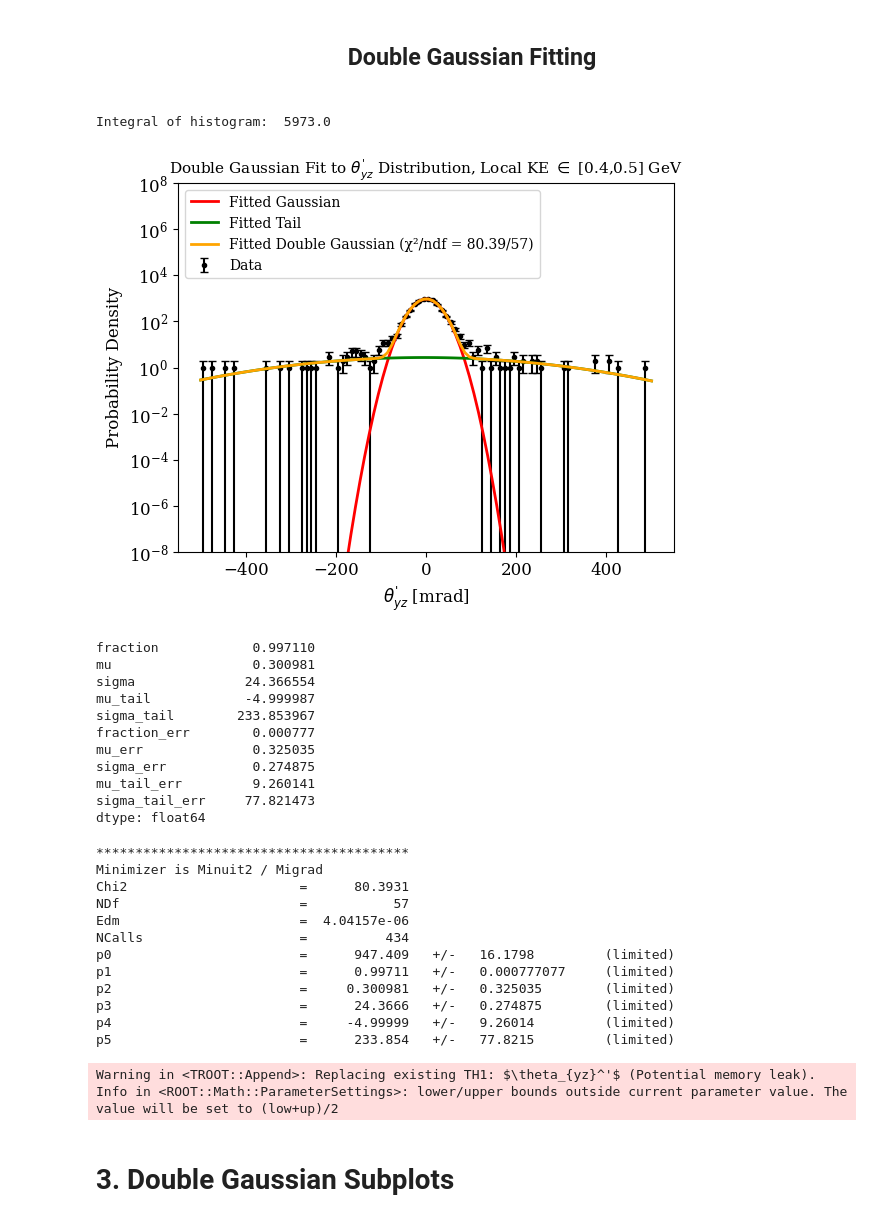
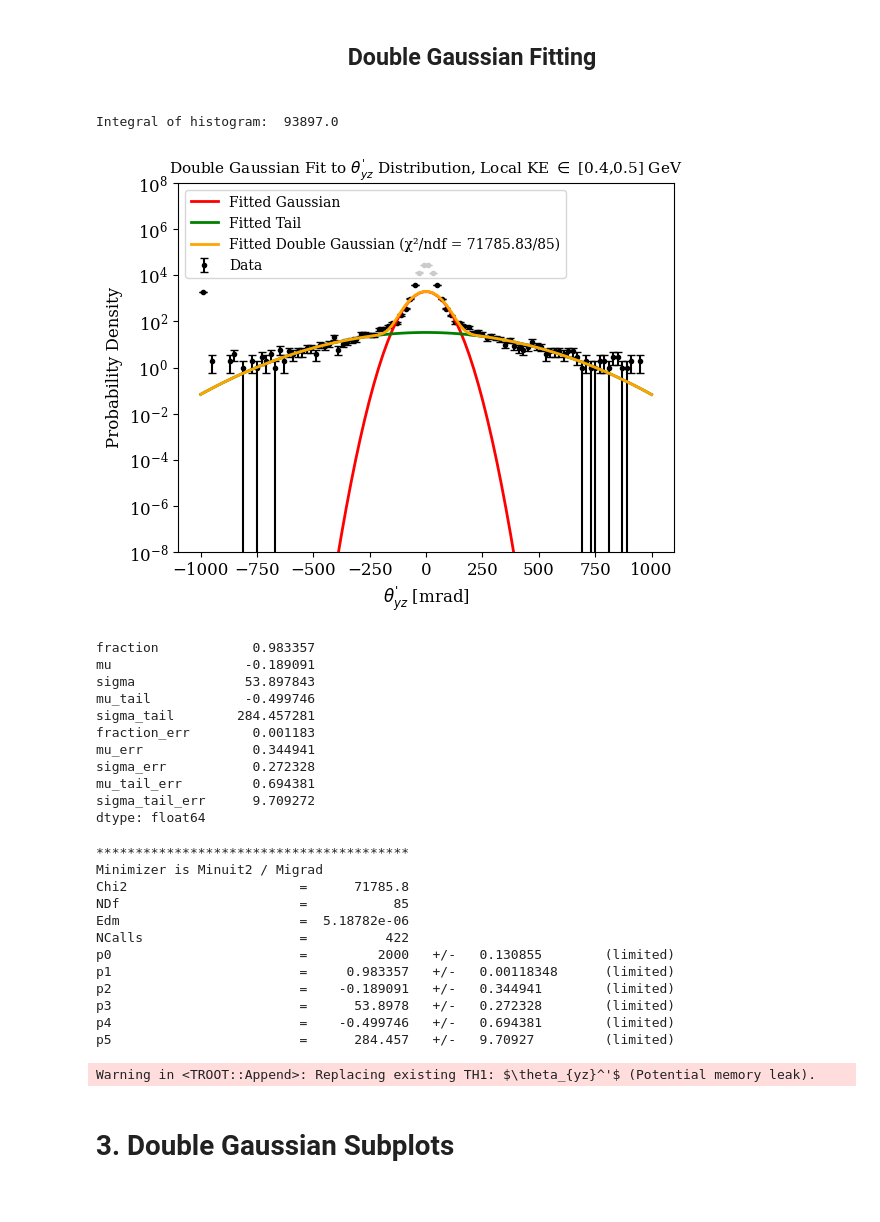
Before and after one commit to rhin525/mcs-dgaus, a Jupyter notebook: notebooks/mcs_MCSimStudy.ipynb, the cells around one changed output. Cells and saved outputs as stored; diff of their text form; code cells hidden in the pictures.

```diff
--- a/notebooks/mcs_MCSimStudy.ipynb
+++ b/notebooks/mcs_MCSimStudy.ipynb
@@ -39,8 +39,9 @@ import math
 # %%
 version = "v10_14_02_02"
 # %%
-input_file1 = "/home/xpuig/cafpyana/mcs_df_test.df"
-input_file2 = "/home/xpuig/mcs_df_gen2_mc_part.df"
+input_file1 = "/home/xpuig/cafpyana/mcs_df_test.df" #original test df
+input_file2 = "/home/xpuig/mcs_df_gen2_mc_part.df" #test file, aka input_file3 with less statistics
+input_file3 = "/home/xpuig/mcs_mc_aurora_merged-copy.df"
 
 print("keys")
 #splh.print_keys(input_file)
@@ -52,7 +53,8 @@ keys
 # Read the muon trajectory dataframe
 
 muon_df = pd.read_hdf(input_file1, key="muon_traj_0")
-muon_gen2 = pd.read_hdf(input_file2, key="muon_traj_0")
+muon_gen2test = pd.read_hdf(input_file2, key="muon_traj_0")
+muon_gen2 = pd.read_hdf(input_file3, key="muon_traj_0")
 
 #Finding energies at each breakpoint
 muonEnergies = []
@@ -196,11 +208,12 @@ IndexError: list index out of range
 # %% [markdown]
 <h2 style='text-align: center'>Double Gaussian Fitting<h2>
 # %%
-def double_gaus_fit_5param(df,column,energyBounds=[],name="",core=False,tail=False,nbins=1000):
+def double_gaus_fit_5param(df,column,energyBounds=[],xrange=[-500,500],name="",core=False,tail=False,nbins=1000):
     plt.rc('font', family='serif', size=12)
     series = df[column]
     e1 = energyBounds[0]
     e2 = energyBounds[1]
+    xmin, xmax = xrange[0], xrange[1]
     #parameters = [420.,0.98,0.,70.,0.,300.5]
     counter = 0
     energyNew = []
@@ -213,9 +226,9 @@ def double_gaus_fit_5param(df,column,energyBounds=[],name="",core=False,tail=Fal
         counter += 1
     seriesNew = pd.Series(dataNew)
 
-    func1 = TF1('func1', ROOT.double_gaus_norm, -500, 500, 6) #Create double gaussian function with 6 parameters, *Make a limit on params
+    func1 = TF1('func1', ROOT.double_gaus_norm, xmin, xmax, 6) #Create double gaussian function with 6 parameters, *Make a limit on params
     #func1.SetParameters(410., 0.452, 70., 0.4972, 300.5) #[0.1,0.3 init]
-    func1.SetParameters(250.,0.02,0.,20.,0.,1500.5)
+    func1.SetParameters(500.,0.02,0.,10.,0.,1500.5)
     #func1.SetParameters(420., 0.98, 0., 70., 0., 400.5)
     # fit range for scaling factor
     func1.SetParLimits(0, 0., 2000.)
@@ -223,14 +236,14 @@ def double_gaus_fit_5param(df,column,energyBounds=[],name="",core=False,tail=Fal
     func1.SetParLimits(1, 0., 1.) #or try .5
 
     # fit ranges for sigma
-    func1.SetParLimits(3, 0., 600.)
-    func1.SetParLimits(5, 0., 1500.)
+    func1.SetParLimits(3, 0., 500.)
+    func1.SetParLimits(5, 0.,2500.)
 
     #fit ranges for mu
-    func1.SetParLimits(2, -5., 5.)
-    func1.SetParLimits(4, -5., 5.)
+    func1.SetParLimits(2, -0.5, 0.5)
+    func1.SetParLimits(4, -0.5, 0.5)
 
-    h_dtheta_xz = th1_from_series(seriesNew, name=name, nbins=nbins, xmin=-500, xmax=500) #Making TH1 Object to fit to the data
+    h_dtheta_xz = th1_from_series(seriesNew, name=name, nbins=nbins, xmin=xmin, xmax=xmax) #Making TH1 Object to fit to the data
     #h_dtheta_xz.Scale(1./ h_dtheta_xz.Integral())
     print("Integral of histogram: ", h_dtheta_xz.Integral())
     h_dtheta_xz.Fit(func1, "S") #Fitting the double gaussian function to the data
@@ -249,66 +262,65 @@ def double_gaus_fit_5param(df,column,energyBounds=[],name="",core=False,tail=Fal
     ndf = func1.GetNDF()
     chi2_ndf = chi2/ndf
 
-    bin_heights, bin_borders = np.histogram(seriesNew, bins=nbins, range=(-500, 500)) #Normalizing histogram to 1
+    bin_heights, bin_borders = np.histogram(seriesNew, bins=nbins, range=(xmin, xmax)) #Normalizing histogram to 1
     bin_centers = (bin_borders[:-1] + bin_borders[1:]) / 2
     plt.errorbar(bin_centers, bin_heights, yerr=np.sqrt(bin_heights), fmt='o', color='black', gapcolor='purple', label='Data',markersize=3, capsize=3, linewidth=1.5, zorder=1)
 
     plt.yscale('log')
 
-    x = np.linspace(-500, 500, nbins)
+    x = np.linspace(xmin, xmax, nbins)
     pdf = scale *fraction * np.exp(-0.5 * ((x - mu) / sigma) ** 2) #Probability for core gaus
     pdf_tail = scale*(1-fraction) * np.exp(-0.5 * ((x - mu_tail) / sigma_tail) ** 2) #Probability for tail gaus
     double_pdf = pdf + pdf_tail
 
     if core: plt.plot(x, pdf, color='red', linewidth=2, label='Fitted Gaussian',zorder=2)
     if tail: plt.plot(x, pdf_tail, color='green', linewidth=2, label='Fitted Tail',zorder=3)
     plt.plot(x, double_pdf, color='orange', linewidth=2, label=f'Fitted Double Gaussian (χ²/ndf = {round(chi2,2)}/{ndf})', zorder=4)
 
     #change y axis 1000 more to fit legends
     plt.legend(loc='upper left', fontsize=10)
     plt.ylim(0.00000001,100000000)
 
     plt.xlabel(f"{name} [mrad]")
     plt.ylabel("Probability Density")
     plt.title(r"Double Gaussian Fit to " +name+ r" Distribution, Local KE $\in$ ["+ str(e1) + "," + str(e2) + "] GeV",size=11)
     #plt.tight_layout()
 
     plt.show()
 
     fitResult = pd.Series([fraction, mu, sigma, mu_tail, sigma_tail, fraction_err,mu_err, sigma_err, mu_tail_err, sigma_tail_err],index=['fraction', 'mu', 'sigma', 'mu_tail', 'sigma_tail', 'fraction_err', 'mu_err', 'sigma_err', 'mu_tail_err', 'sigma_tail_err'])
 
     return fitResult
 
-dgaus_fitResult = double_gaus_fit_5param(muon_gen2, 'dtheta_yz_prime', energyBounds=[0.4, 0.5], name=r"$\theta_{yz}^'$",nbins=100,core=True,tail=True)
+dgaus_fitResult = double_gaus_fit_5param(muon_gen2, 'dtheta_yz_prime', xrange=[-1000,1000], energyBounds=[0.4, 0.5], name=r"$\theta_{yz}^'$",nbins=100,core=True,tail=True)
 dgaus_fitResult
 # %% [output]
-Integral of histogram:  5973.0
+Integral of histogram:  93897.0
-[figure, old version]
+[figure, new version]
-fraction            0.997110
-mu                  0.300981
-sigma              24.366554
-mu_tail            -4.999987
-sigma_tail        233.853967
-fraction_err        0.000777
-mu_err              0.325035
-sigma_err           0.274875
-mu_tail_err         9.260141
-sigma_tail_err     77.821473
+fraction            0.983357
+mu                 -0.189091
+sigma              53.897843
+mu_tail            -0.499746
+sigma_tail        284.457281
+fraction_err        0.001183
+mu_err              0.344941
+sigma_err           0.272328
+mu_tail_err         0.694381
+sigma_tail_err      9.709272
 dtype: float64
 ****************************************
 Minimizer is Minuit2 / Migrad
-Chi2                      =      80.3931
-NDf                       =           57
-Edm                       =  4.04157e-06
-NCalls                    =          434
-p0                        =      947.409   +/-   16.1798         (limited)
-p1                        =      0.99711   +/-   0.000777077     (limited)
-p2                        =     0.300981   +/-   0.325035        (limited)
-p3                        =      24.3666   +/-   0.274875        (limited)
-p4                        =     -4.99999   +/-   9.26014         (limited)
-p5                        =      233.854   +/-   77.8215         (limited)
+Chi2                      =      71785.8
+NDf                       =           85
+Edm                       =  5.18782e-06
+NCalls                    =          422
+p0                        =         2000   +/-   0.130855        (limited)
+p1                        =     0.983357   +/-   0.00118348      (limited)
+p2                        =    -0.189091   +/-   0.344941        (limited)
+p3                        =      53.8978   +/-   0.272328        (limited)
+p4                        =    -0.499746   +/-   0.694381        (limited)
+p5                        =      284.457   +/-   9.70927         (limited)
 Warning in <TROOT::Append>: Replacing existing TH1: $\theta_{yz}^'$ (Potential memory leak).
-Info in <ROOT::Math::ParameterSettings>: lower/upper bounds outside current parameter value. The value will be set to (low+up)/2
 # %% [markdown]
 # 3. Double Gaussian Subplots
 # %%
```
Also changed, not shown: parts of 2 cells of this notebook.
